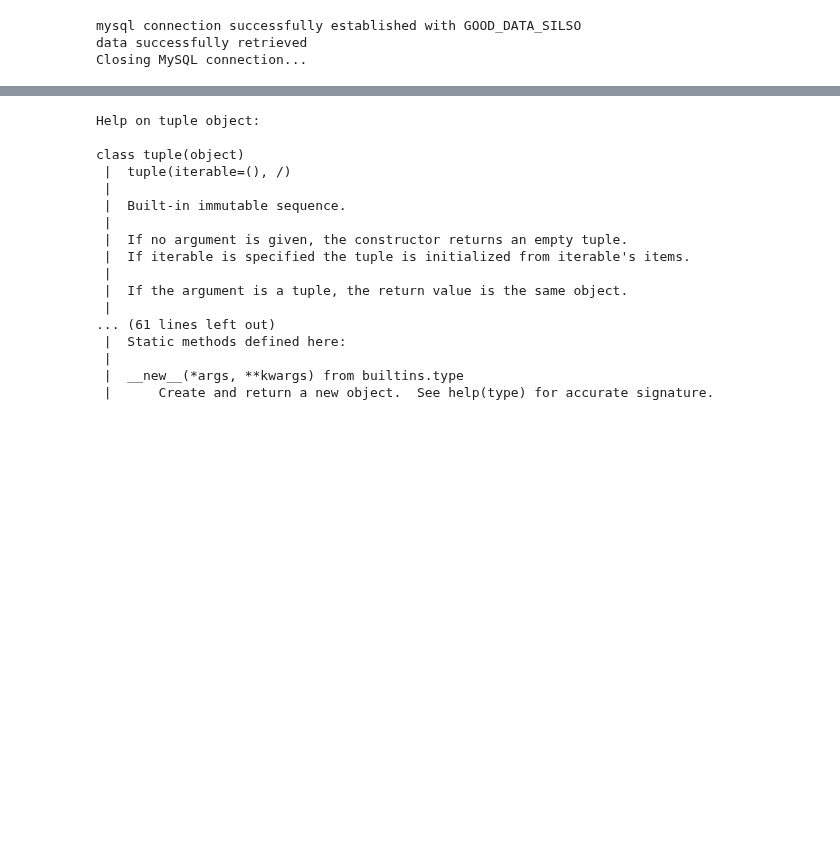
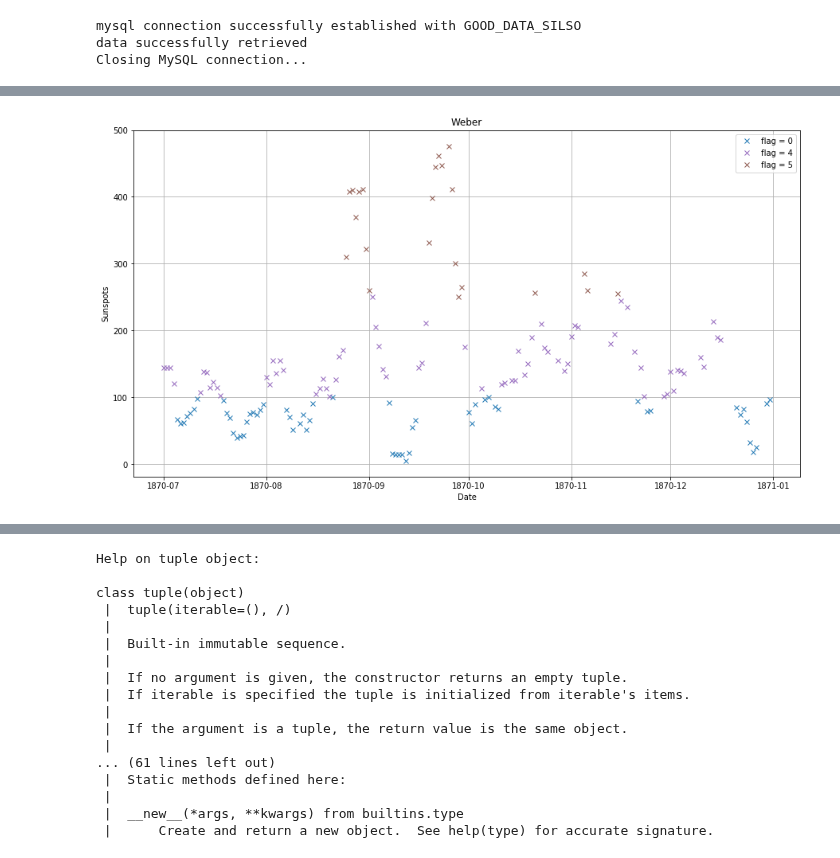
Before and after one commit to dcxSt/DATA_SILSO_HISTO_search, a Jupyter notebook: suspicious sunspots plots.ipynb, the cells around one changed output, grey strips where cells are left out. Saved outputs shown, nothing was run; the diff lists cells and outputs as text; code cells hidden in the pictures; blank space fills up the shorter version.

Commit message:
did some cool graphs, some fixing tacchini mainly and some speculation, i really want to do some plots to see if i can make some wolf numbers and group number for tachinni prior to 1880

```diff
--- a/suspicious sunspots plots.ipynb
+++ b/suspicious sunspots plots.ipynb
@@ -142,0 +48,39 @@ AttributeError: module 'time' has no attribute 'mkdate'
+# %%
+def display_seperate_flags(observer,interval=None,yaxis="Sunspots"):
+    if interval:
+        low=time.strftime(interval[0])
+        high=time.strftime(interval[1])
+
+    plt.figure(figsize=(15,8))
+    plt.title(observer)
+    plt.xlabel("Date")
+    plt.ylabel(yaxis)
+
+    x,y=[[],[],[],[],[],[],[],[],[],[]],[[],[],[],[],[],[],[],[],[],[]]#10 in each, for each flag + noflag
+    for flag_section_index in range(len(data_by_obs_seperate_flags[observer])):
+        for i in data_by_obs_seperate_flags[observer][flag_section_index]:
+            if interval:
+                date=time.strftime(str(i[1]))
+                if date<= high and date>= low:
+                    x[flag_section_index].append(i[1])
+                    y[flag_section_index].append(i[3])
+            else:
+                x[flag_section_index].append(i[1])
+                y[flag_section_index].append(i[3])
+
+    cmap = plt.get_cmap("tab10")
+    # I found cmap here
+    # https://stackoverflow.com/questions/42086276/get-default-line-colour-cycle
+
+    for flag_index in range(len(x)):
+        # only do this if there is anything inside, we don't want a huge legend when there are only 2 colors
+        if len(x[flag_index])>0:
+            plt.plot(x[flag_index],y[flag_index],"x",label="flag = "+str(flag_index),color=cmap(flag_index))
+
+    plt.grid()
+    plt.legend()
+    plt.show()
+# %%
+display_seperate_flags("Weber",interval=("1870-07","1871"))
+# %% [output]
+[figure, added]
```
Also changed, not shown: parts of 9 cells of this notebook, 3 other files.
